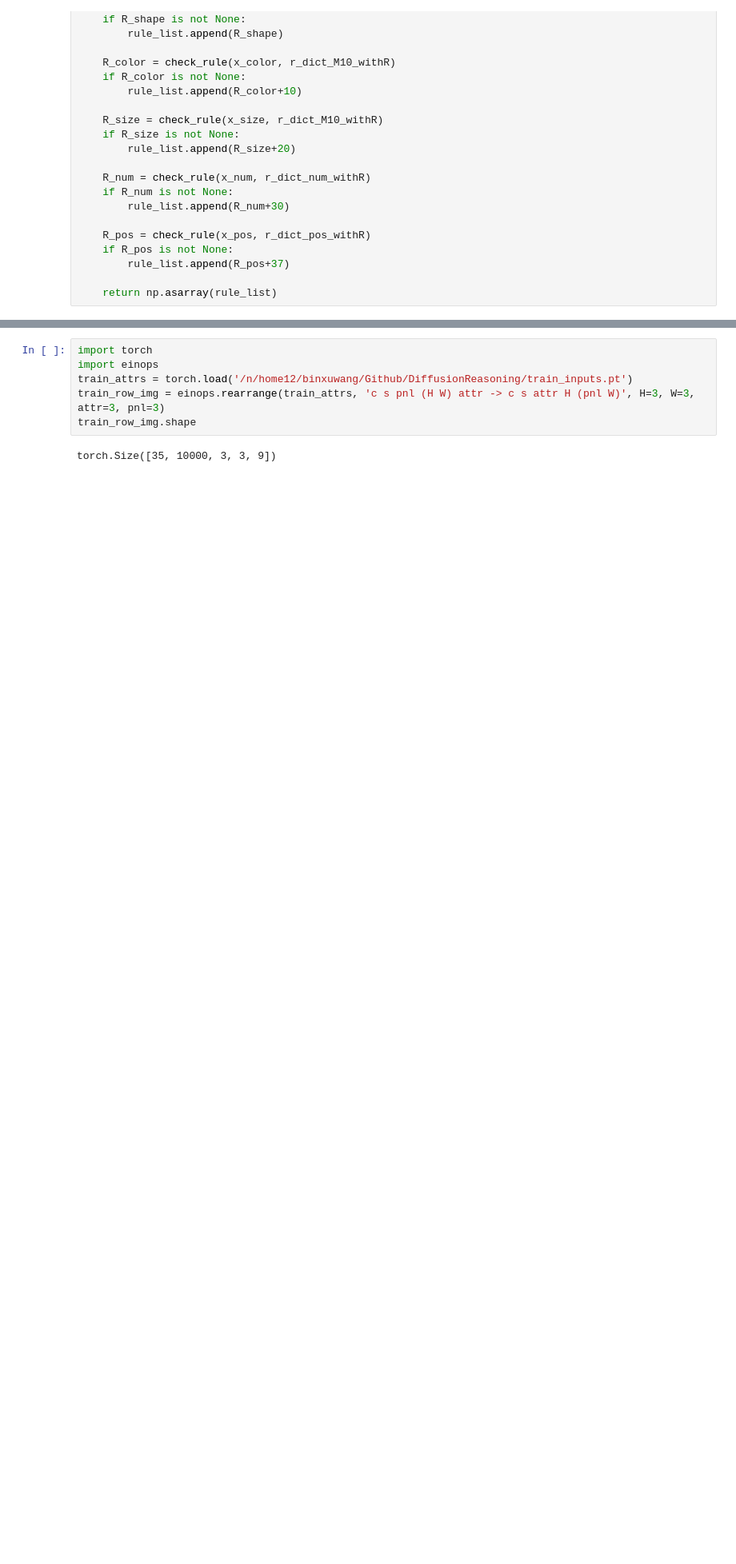
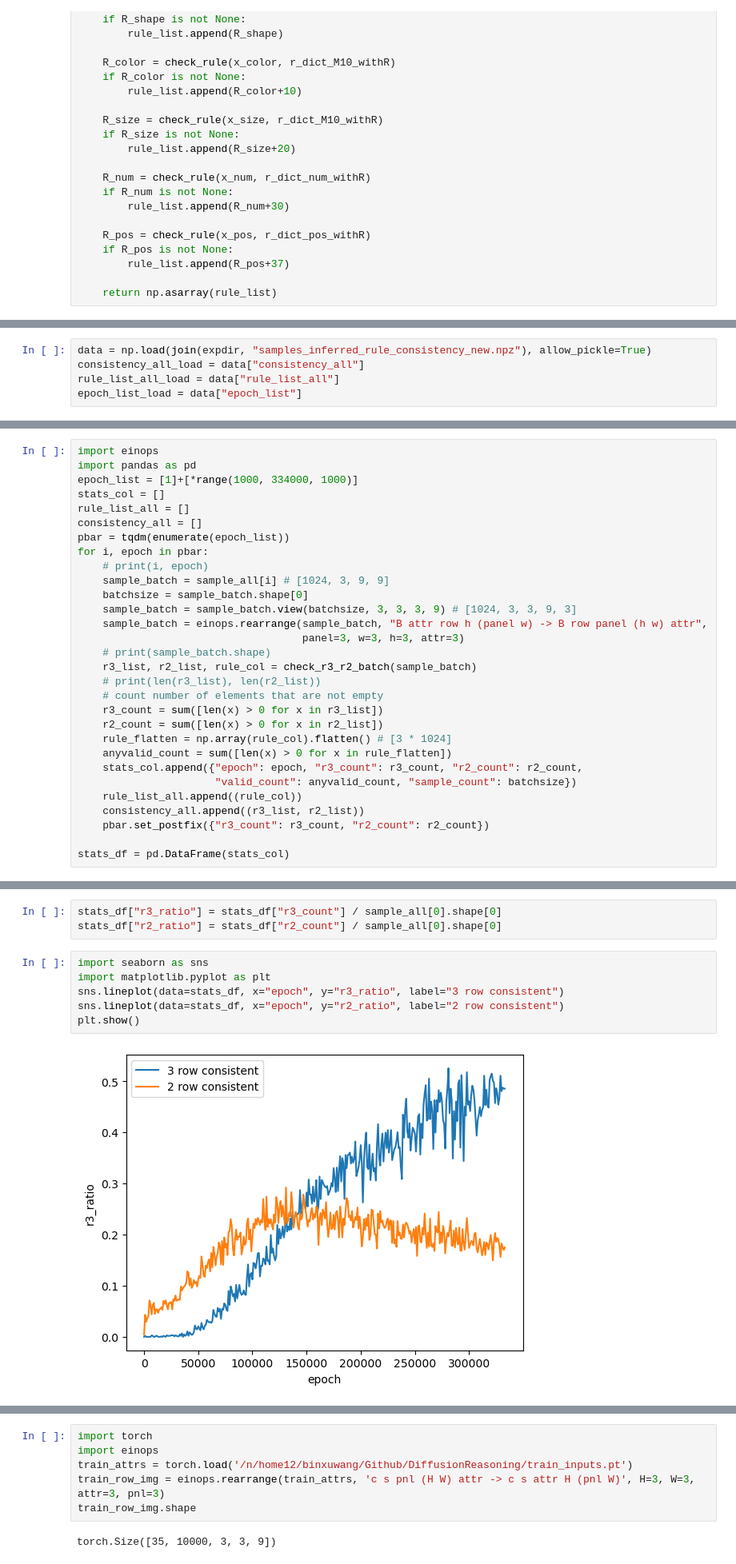
Before and after one commit to Animadversio/DiffusionReasoning, a Jupyter notebook: notebooks/updated_rule_checking.ipynb, the cells around one changed output, grey strips where cells are left out. Shown at 80% size. Drawn from its saved outputs; the diff is of its cells as text; blank space fills up the shorter version.

```diff
--- a/notebooks/updated_rule_checking.ipynb
+++ b/notebooks/updated_rule_checking.ipynb
@@ -92,0 +306,5 @@ def check_row_rule(attr):
+# %%
+data = np.load(join(expdir, "samples_inferred_rule_consistency_new.npz"), allow_pickle=True)
+consistency_all_load = data["consistency_all"]
+rule_list_all_load = data["rule_list_all"]
+epoch_list_load = data["epoch_list"]
@@ -92,0 +382,30 @@ def check_row_rule(attr):
+# %%
+import einops
+import pandas as pd
+epoch_list = [1]+[*range(1000, 334000, 1000)]
+stats_col = []
+rule_list_all = []
+consistency_all = []
+pbar = tqdm(enumerate(epoch_list))
+for i, epoch in pbar:
+    # print(i, epoch)
+    sample_batch = sample_all[i] # [1024, 3, 9, 9]
+    batchsize = sample_batch.shape[0]
+    sample_batch = sample_batch.view(batchsize, 3, 3, 3, 9) # [1024, 3, 3, 9, 3]
+    sample_batch = einops.rearrange(sample_batch, "B attr row h (panel w) -> B row panel (h w) attr",
+                                    panel=3, w=3, h=3, attr=3)
+    # print(sample_batch.shape)
+    r3_list, r2_list, rule_col = check_r3_r2_batch(sample_batch)
+    # print(len(r3_list), len(r2_list))
+    # count number of elements that are not empty
+    r3_count = sum([len(x) > 0 for x in r3_list])
+    r2_count = sum([len(x) > 0 for x in r2_list])
+    rule_flatten = np.array(rule_col).flatten() # [3 * 1024]
+    anyvalid_count = sum([len(x) > 0 for x in rule_flatten])
+    stats_col.append({"epoch": epoch, "r3_count": r3_count, "r2_count": r2_count,
+                      "valid_count": anyvalid_count, "sample_count": batchsize})
+    rule_list_all.append((rule_col))
+    consistency_all.append((r3_list, r2_list))
+    pbar.set_postfix({"r3_count": r3_count, "r2_count": r2_count})
+
+stats_df = pd.DataFrame(stats_col)
@@ -92,0 +427,11 @@ def check_row_rule(attr):
+# %%
+stats_df["r3_ratio"] = stats_df["r3_count"] / sample_all[0].shape[0]
+stats_df["r2_ratio"] = stats_df["r2_count"] / sample_all[0].shape[0]
+# %%
+import seaborn as sns
+import matplotlib.pyplot as plt
+sns.lineplot(data=stats_df, x="epoch", y="r3_ratio", label="3 row consistent")
+sns.lineplot(data=stats_df, x="epoch", y="r2_ratio", label="2 row consistent")
+plt.show()
+# %% [output]
+[figure, added]
```
Also changed, not shown: parts of 32 cells of this notebook.
